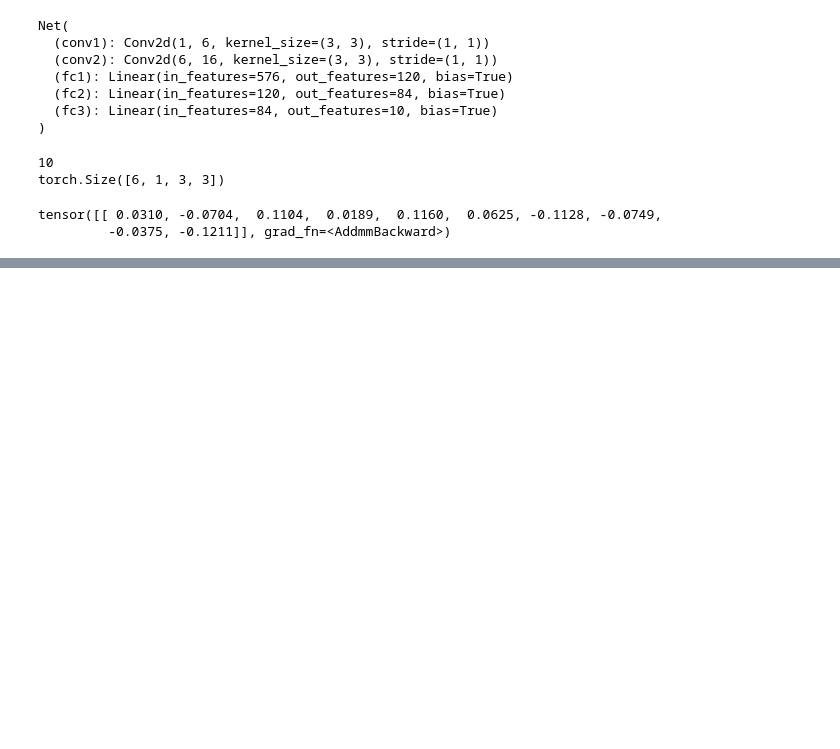
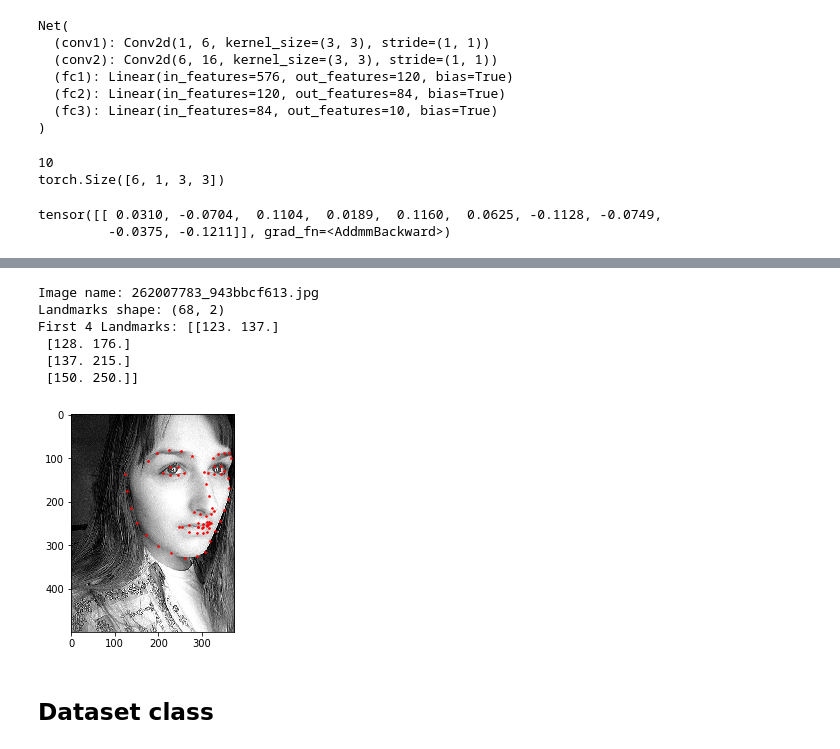
Before and after one commit to zrhett/python-learning-notes, a Jupyter notebook: pytorch/c1.ipynb, the cells around one changed output, grey strips where cells are left out. Drawn from its saved outputs; the diff is of its cells as text; code cells hidden in the pictures; blank space fills up the shorter version.

```diff
--- a/pytorch/c1.ipynb
+++ b/pytorch/c1.ipynb
@@ -185,0 +404,29 @@ out.backward(torch.randn(1, 10))
+# %%
+landmarks_frame = pd.read_csv('data/faces/face_landmarks.csv')
+n = 20
+img_name = landmarks_frame.iloc[n, 0]
+landmarks = landmarks_frame.iloc[n, 1:].as_matrix()
+landmarks = landmarks.astype('float').reshape(-1, 2)
+
+print(f'Image name: {img_name}')
+print(f'Landmarks shape: {landmarks.shape}')
+print(f'First 4 Landmarks: {landmarks[:4]}')
+
+def show_landmarks(image, landmarks):
+    plt.imshow(image)
+    plt.scatter(landmarks[:, 0], landmarks[:, 1], s=10, marker='.', c='r')
+    plt.pause(0.001)
+
+plt.figure()
+show_landmarks(io.imread(os.path.join('data/faces/', img_name)), landmarks)
+plt.show()
+# %% [output]
+Image name: 262007783_943bbcf613.jpg
+Landmarks shape: (68, 2)
+First 4 Landmarks: [[123. 137.]
+ [128. 176.]
+ [137. 215.]
+ [150. 250.]]
+[figure, added]
+# %% [markdown]
+## Dataset class
```
Also changed, not shown: parts of 37 cells of this notebook.
